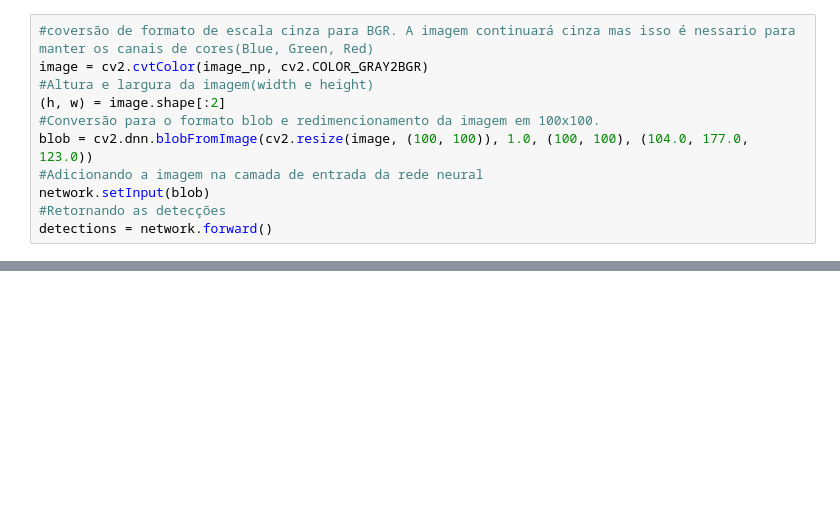
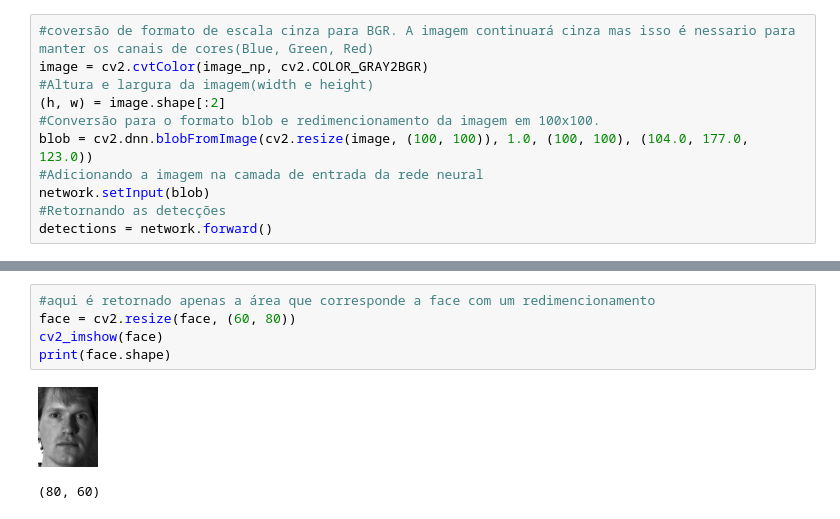
Before and after one commit to 1Kote/reconhecimento_facial_IA, a Jupyter notebook: reconhecimento_facial_EigenFaces.ipynb, the cells around one changed output, grey strips where cells are left out. Saved outputs shown, nothing was run; the diff lists cells and outputs as text; blank space fills up the shorter version.

Commit message:
implementando a detecção de faces(continuar de manha)

```diff
--- a/reconhecimento_facial_EigenFaces.ipynb
+++ b/reconhecimento_facial_EigenFaces.ipynb
@@ -84,0 +90,8 @@ print(image.shape)
+# %%
+#aqui é retornado apenas a área que corresponde a face com um redimencionamento
+face = cv2.resize(face, (60, 80))
+cv2_imshow(face)
+print(face.shape)
+# %% [output]
+[figure, added]
+(80, 60)
```
Also changed, not shown: parts of 3 cells of this notebook.
